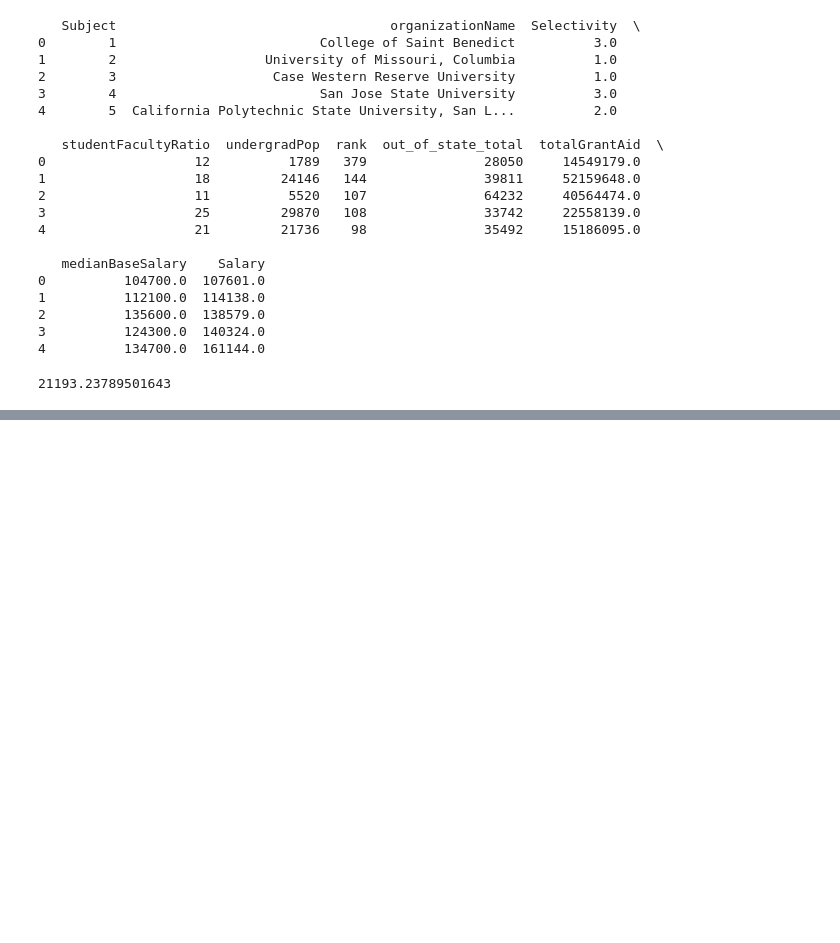
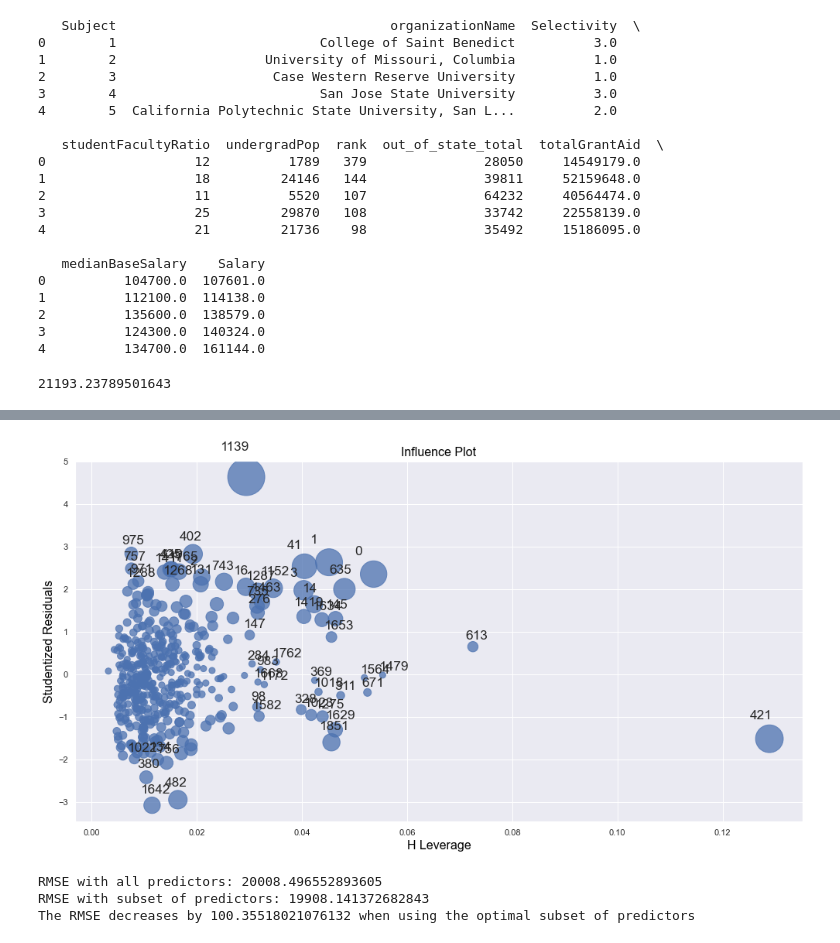
Before and after one commit to nicketm/AshleysLostPhone, a Jupyter notebook: Stat 303-2 Project.ipynb, the cells around one changed output, grey strips where cells are left out. Saved outputs shown, nothing was run; the diff lists cells and outputs as text; code cells hidden in the pictures; blank space fills up the shorter version.

Commit message:
Luca's code + new RMSE of filtered data

```diff
--- a/Stat 303-2 Project.ipynb
+++ b/Stat 303-2 Project.ipynb
@@ -449,0 +456,51 @@ print(np.sqrt(((test.Salary - pred_salary)**2).mean()))
+# %%
+import statsmodels.api as sm
+
+influence = model2.get_influence()
+leverage = influence.hat_matrix_diag
+cutoff = 4*(model2.df_model+1)/model2.nobs
+#Visualing leverage against studentized residuals
+sns.set(rc={'figure.figsize': (15,8)})
+sm.graphics.influence_plot(model2);
+
+np.sum(leverage > cutoff)
+
+np.where (np.abs (outliers.student_resid)>3)[0]
+np.where (leverage>cutoff)
+influential = np.intersect1d(np.where(np.abs(outliers.student_resid)>3)[0],(np.where(leverage>cutoff)[0]))
+data_filtered = data.drop (influential)
+# %% [output]
+[figure, added]
+# %%
+# Creating Random Test Dataset
+
+numbers = list(range(1, 501))
+
+# Create a pandas dataframe with a single column named 'Subject' and assign the list of numbers as the values(these will be their names)
+test = pd.DataFrame({'Subject': numbers})
+
+# Sample 500 random college names from the 'College names' column
+random_college_names = data['organizationName'].sample(n=500, replace=True).reset_index(drop=True)
+
+# Add the 'College names' column to the df dataframe
+test['organizationName'] = random_college_names
+
+## Create a new column in old_df that adds some noise to the medianBaseSalary column
+data['Salary'] = data['medianBaseSalary'] + np.random.randint(-30000, 30001, size=len(data))
+
+# Merge the attributes from old_df to df based on the 'College names' column
+test = pd.merge(test, data[['organizationName', 'Selectivity', 'studentFacultyRatio', 'undergradPop', 'rank', 'out_of_state_total', 'totalGrantAid', 'medianBaseSalary', 'Salary']], on='organizationName', how='left')
+
+# checking rmse of model with all predictors
+pred_salary = model.predict(test)
+RMSE_ALL = np.sqrt(((test.Salary - pred_salary)**2).mean())
+pred_salary2 = model2.predict(test)
+RMSE_SUBSET = np.sqrt(((test.Salary - pred_salary2)**2).mean())
+Difference = RMSE_ALL - RMSE_SUBSET
+print (f'RMSE with all predictors: {RMSE_ALL}')
+print (f'RMSE with subset of predictors: {RMSE_SUBSET}')
+print (f'The RMSE decreases by {Difference} when using the optimal subset of predictors')
+# %% [output]
+RMSE with all predictors: 20008.496552893605
+RMSE with subset of predictors: 19908.141372682843
+The RMSE decreases by 100.35518021076132 when using the optimal subset of predictors
```
Also changed, not shown: parts of 6 cells of this notebook.
